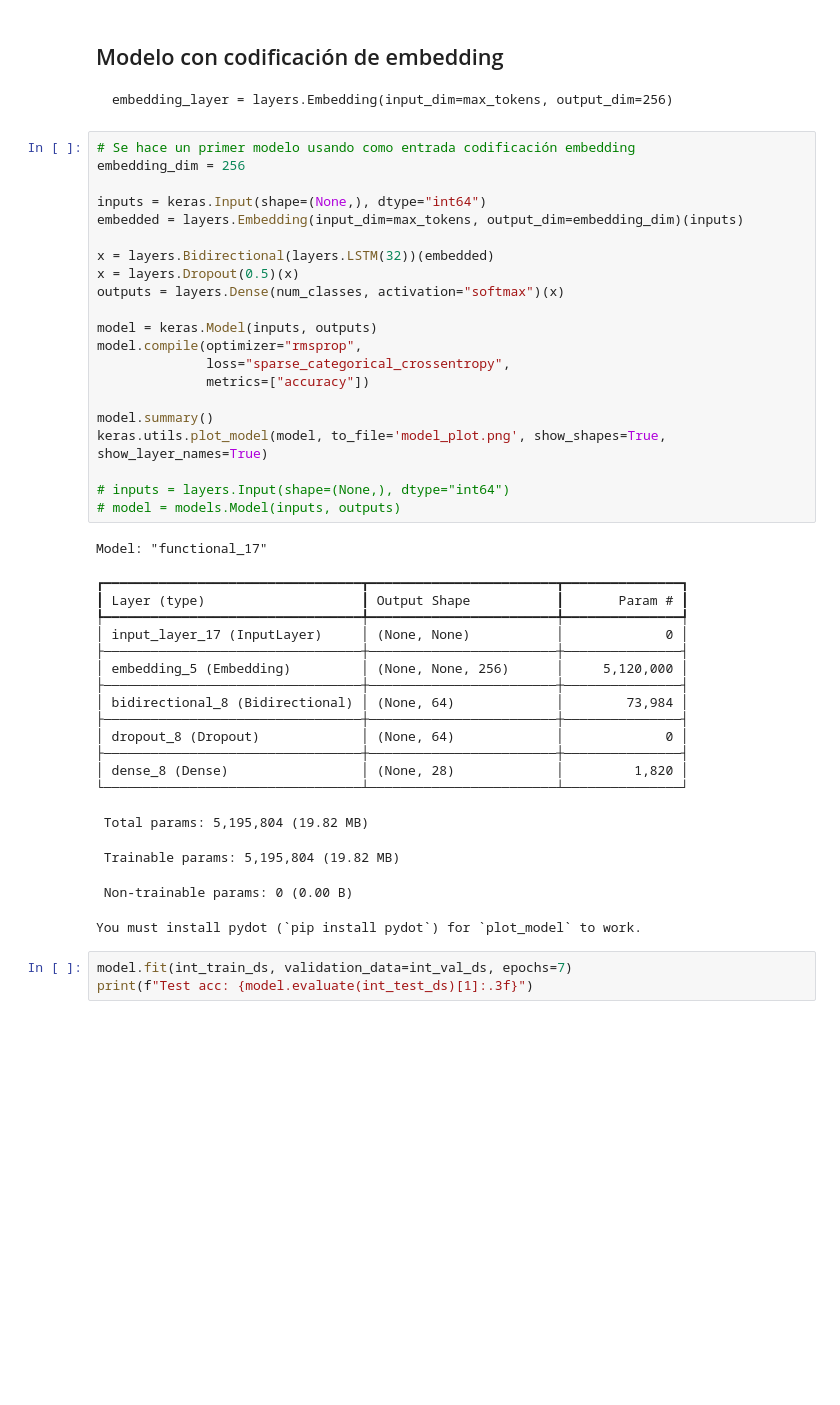
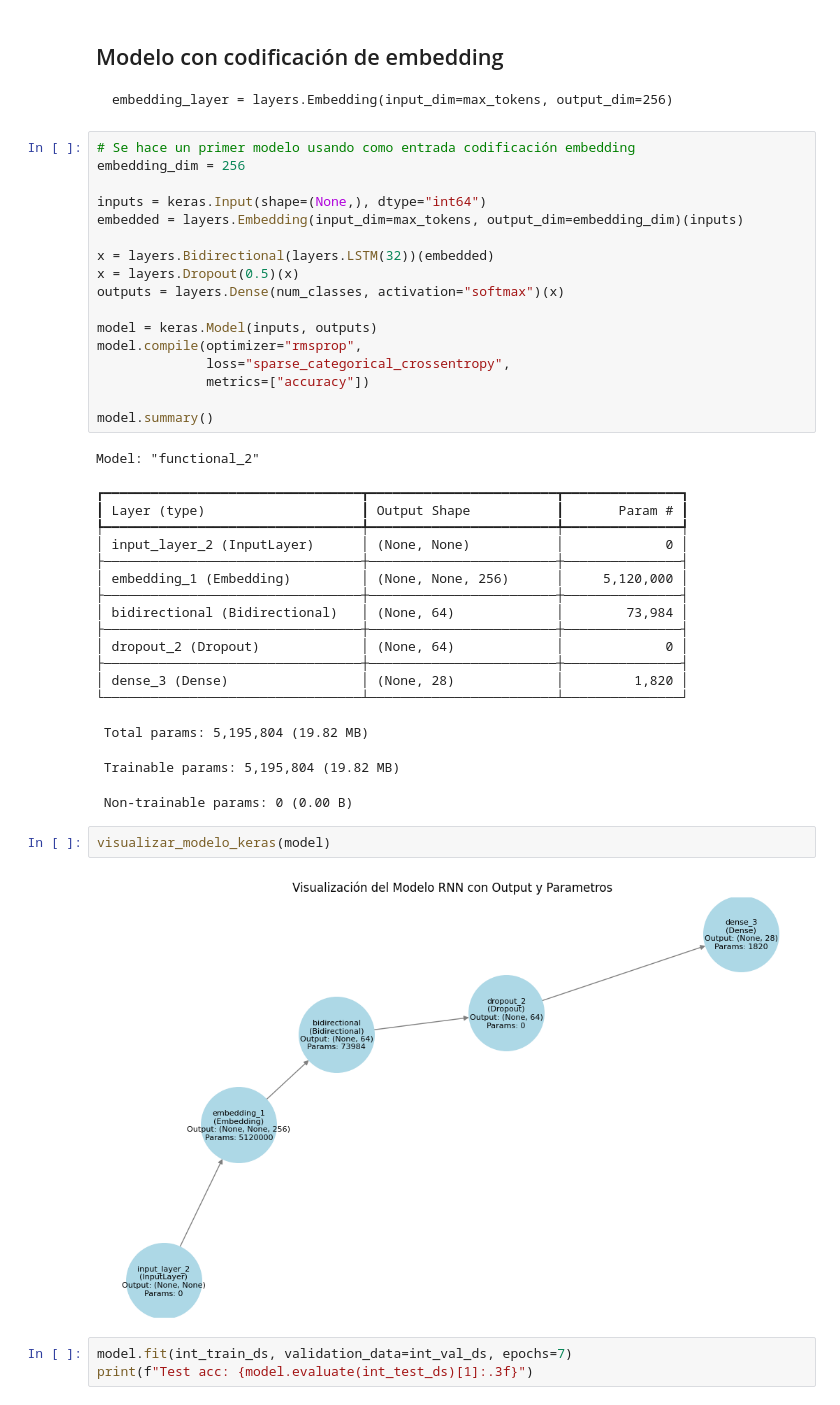
Before and after one commit to DonLuisM/PLN_1, a Jupyter notebook: notebooks/GoEmotions_PT1.ipynb, the cells around one changed output. Cells and saved outputs as stored; diff of their text form; blank space fills up the shorter version.

Commit message:
feat(Update): Updating interface and model from Colab

```diff
--- a/notebooks/GoEmotions_PT1.ipynb
+++ b/notebooks/GoEmotions_PT1.ipynb
@@ -221,29 +289,28 @@ model.compile(optimizer="rmsprop",
               metrics=["accuracy"])
 
 model.summary()
-keras.utils.plot_model(model, to_file='model_plot.png', show_shapes=True, show_layer_names=True)
-
-# inputs = layers.Input(shape=(None,), dtype="int64")
-# model = models.Model(inputs, outputs)
 # %% [output]
-Model: "functional_17"
+Model: "functional_2"
 ┏━━━━━━━━━━━━━━━━━━━━━━━━━━━━━━━━━┳━━━━━━━━━━━━━━━━━━━━━━━━┳━━━━━━━━━━━━━━━┓
 ┃ Layer (type)                    ┃ Output Shape           ┃       Param # ┃
 ┡━━━━━━━━━━━━━━━━━━━━━━━━━━━━━━━━━╇━━━━━━━━━━━━━━━━━━━━━━━━╇━━━━━━━━━━━━━━━┩
-│ input_layer_17 (InputLayer)     │ (None, None)           │             0 │
+│ input_layer_2 (InputLayer)      │ (None, None)           │             0 │
 ├─────────────────────────────────┼────────────────────────┼───────────────┤
-│ embedding_5 (Embedding)         │ (None, None, 256)      │     5,120,000 │
+│ embedding_1 (Embedding)         │ (None, None, 256)      │     5,120,000 │
 ├─────────────────────────────────┼────────────────────────┼───────────────┤
-│ bidirectional_8 (Bidirectional) │ (None, 64)             │        73,984 │
+│ bidirectional (Bidirectional)   │ (None, 64)             │        73,984 │
 ├─────────────────────────────────┼────────────────────────┼───────────────┤
-│ dropout_8 (Dropout)             │ (None, 64)             │             0 │
+│ dropout_2 (Dropout)             │ (None, 64)             │             0 │
 ├─────────────────────────────────┼────────────────────────┼───────────────┤
-│ dense_8 (Dense)                 │ (None, 28)             │         1,820 │
+│ dense_3 (Dense)                 │ (None, 28)             │         1,820 │
 └─────────────────────────────────┴────────────────────────┴───────────────┘
  Total params: 5,195,804 (19.82 MB)
  Trainable params: 5,195,804 (19.82 MB)
  Non-trainable params: 0 (0.00 B)
-You must install pydot (`pip install pydot`) for `plot_model` to work.
+# %%
+visualizar_modelo_keras(model)
+# %% [output]
+[figure, added]
 # %%
 model.fit(int_train_ds, validation_data=int_val_ds, epochs=7)
 print(f"Test acc: {model.evaluate(int_test_ds)[1]:.3f}")
```
Also changed, not shown: parts of 17 cells of this notebook.
